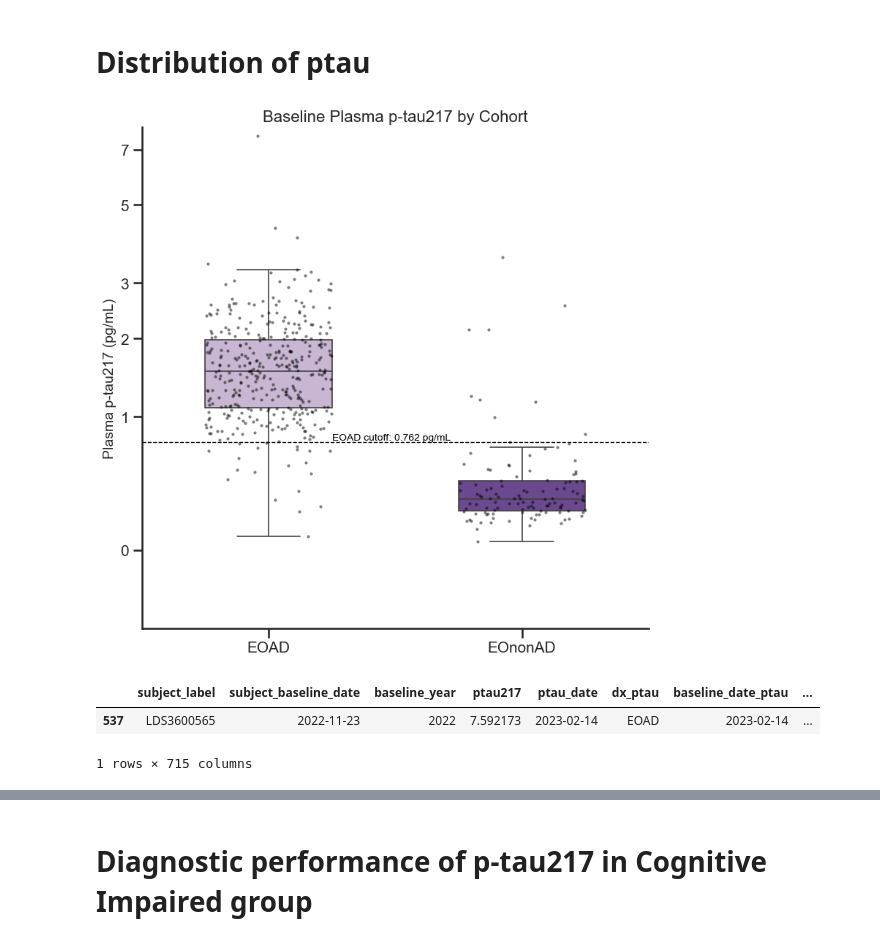
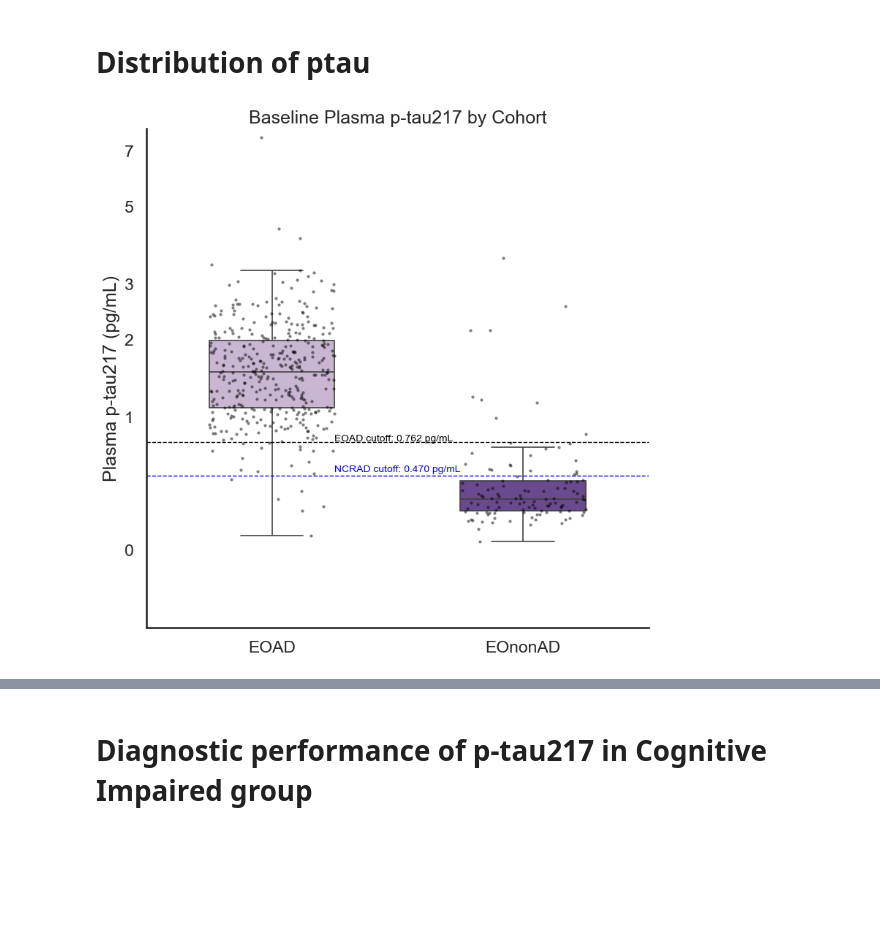
Before and after one commit to marlenelin/leads_ptau_pet_analysis, a Jupyter notebook: notebooks/baseline_ptau_roc_t1.ipynb, the cells around one changed output, grey strips where cells are left out. Drawn from its saved outputs; the diff is of its cells as text; code cells hidden in the pictures; blank space fills up the shorter version.

Commit message:
update python baseline

```diff
--- a/notebooks/baseline_ptau_roc_t1.ipynb
+++ b/notebooks/baseline_ptau_roc_t1.ipynb
@@ -237,63 +187,20 @@ TableOne(
 # %% [markdown]
 # Distribution of ptau
 # %%
+import utils.plotting as plotting
 
-from matplotlib.ticker import FuncFormatter
-
-PTAU_COL  = "ptau217"
-GROUP_COL = "dx"
-
-sns.set_theme(style="white", context="talk")
-palette = sns.color_palette("colorblind", 2)
-
-fig, ax = plt.subplots(figsize=(8, 8))
-
-sns.boxplot(
-    data=dat_bl,
-    x=GROUP_COL,
-    y=PTAU_COL,
-    palette=sns.color_palette("Paired")[8:],
-    width=0.5,
-    linewidth=1.2,
-    showfliers=False,
-    ax=ax
+fig, ax = plotting.plot_ptau_box(
+    df=dat_bl,
+    x_col="dx",
+    y_col="ptau217",
+    ylabel="Plasma p-tau217 (pg/mL)",
+    title="Baseline Plasma p-tau217 by Cohort",
+    thresholds=[
+        {"value": 0.751, "label": "EOAD cutoff: 0.762 pg/mL", "color": "black"},
+        {"value": 0.470, "label": "NCRAD cutoff: 0.470 pg/mL", "color": "blue"},
+    ]
 )
 
-sns.stripplot(
-    data=dat_bl,
-    x=GROUP_COL,
-    y=PTAU_COL,
-    color="black",
-    alpha=0.5,
-    size=3,
-    jitter=0.25,
-    ax=ax
-)
-
-ax.set_xlabel("")
-ax.set_ylabel("Plasma p-tau217 (pg/mL)", fontsize=14)
-ax.set_title("Baseline Plasma p-tau217 by Cohort", fontsize=16)
-
-# --- key change: log1p-like axis (works with zeros) ---
-ax.set_yscale("function", functions=(np.log1p, np.expm1))
-
-# ticks displayed in ORIGINAL units (choose what makes sense for your data)
-ticks = [0, 1, 2, 3, 5, 7]
-ax.set_yticks(ticks)
-ax.yaxis.set_major_formatter(FuncFormatter(lambda v, pos: f"{v:g}"))
-ax.tick_params(axis='both', which='major', labelsize=15, bottom=True, top=False, left=True, right=False, labelbottom=True, labelleft=True)
-plt.axhline(0.751, color="black", linestyle="--", linewidth=1)
-#plt.axhline(0.470, color="blue", linestyle="--", linewidth=1)
-ax.text(0.25, 0.77, "EOAD cutoff: 0.762 pg/mL", color="black", fontsize=10)
-#ax.text(0.25, 0.50, "NCRAD cutoff: 0.470 pg/mL", color="blue", fontsize=10)
-sns.despine(ax=ax)
-fig.tight_layout()
 plt.show()
 # %% [output]
-[figure, old version]
+[figure, new version]
-# %%
-dat_bl.loc[dat_bl[PTAU_COL] == dat_bl[PTAU_COL].max()]
-# %% [output]
-|  | subject_label | subject_baseline_date | baseline_year | ptau217 | ptau_date | dx_ptau | baseline_date_ptau | ... |
-| 537 | LDS3600565 | 2022-11-23 | 2022 | 7.592173 | 2023-02-14 | EOAD | 2023-02-14 | ... |
-1 rows × 715 columns
```
Also changed, not shown: parts of 17 cells of this notebook, 5 other files.
